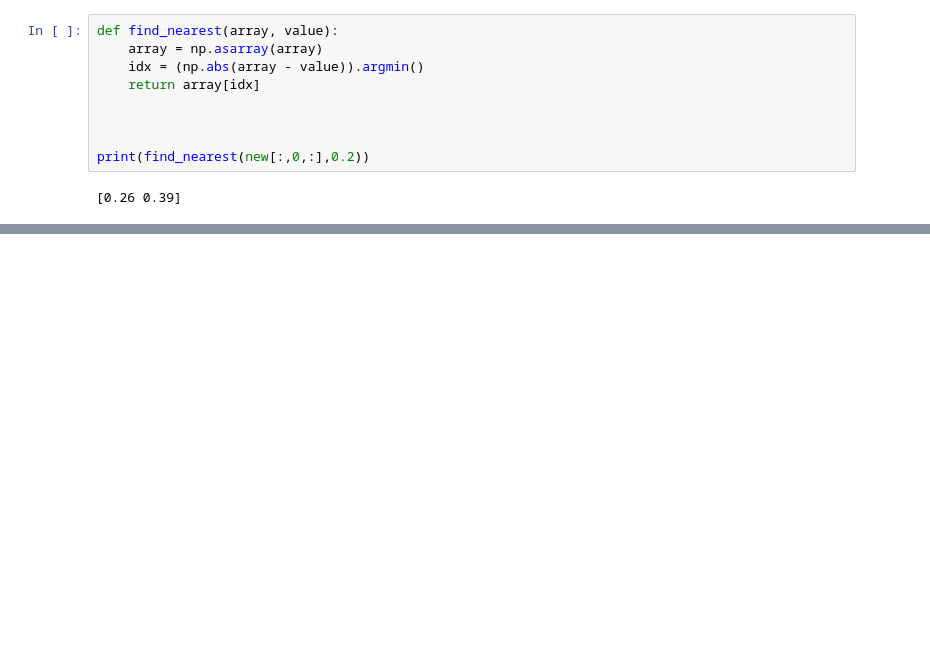
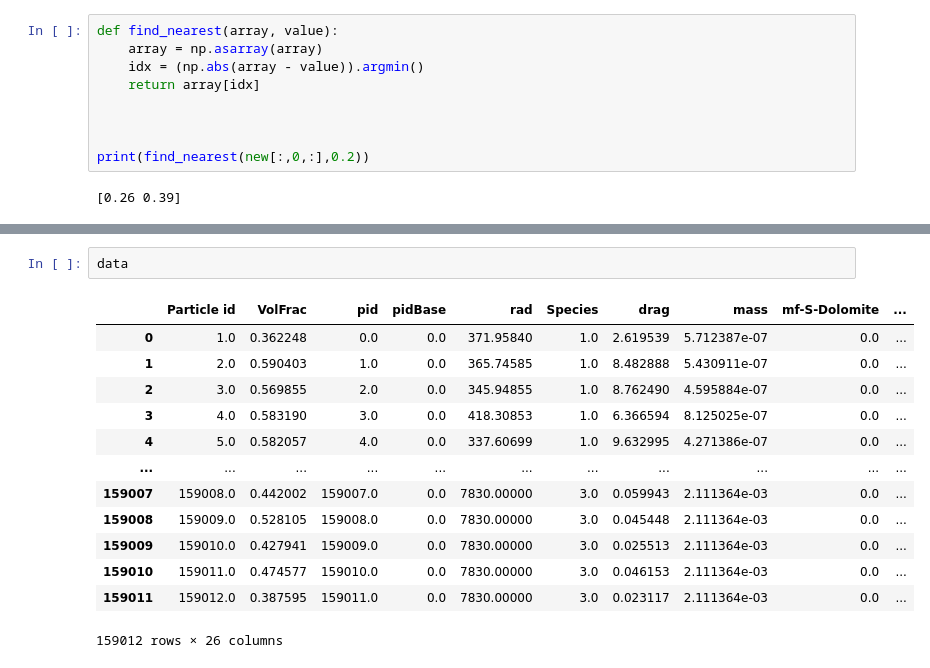
Before and after one commit to mkdevelop5002/-, a Jupyter notebook: Mixing_index_ver_1.ipynb, the cells around one changed output, grey strips where cells are left out. Saved outputs shown, nothing was run; the diff lists cells and outputs as text; blank space fills up the shorter version.

```diff
--- a/Mixing_index_ver_1.ipynb
+++ b/Mixing_index_ver_1.ipynb
@@ -1599,0 +1804,16 @@ TclError: ignored
+# %%
+data
+# %% [output]
+|  | Particle id | VolFrac | pid | pidBase | rad | Species | drag | mass | mf-S-Dolomite | ... |
+| 0 | 1.0 | 0.362248 | 0.0 | 0.0 | 371.95840 | 1.0 | 2.619539 | 5.712387e-07 | 0.0 | ... |
+| 1 | 2.0 | 0.590403 | 1.0 | 0.0 | 365.74585 | 1.0 | 8.482888 | 5.430911e-07 | 0.0 | ... |
+| 2 | 3.0 | 0.569855 | 2.0 | 0.0 | 345.94855 | 1.0 | 8.762490 | 4.595884e-07 | 0.0 | ... |
+| 3 | 4.0 | 0.583190 | 3.0 | 0.0 | 418.30853 | 1.0 | 6.366594 | 8.125025e-07 | 0.0 | ... |
+| 4 | 5.0 | 0.582057 | 4.0 | 0.0 | 337.60699 | 1.0 | 9.632995 | 4.271386e-07 | 0.0 | ... |
+| ... | ... | ... | ... | ... | ... | ... | ... | ... | ... | ... |
+| 159007 | 159008.0 | 0.442002 | 159007.0 | 0.0 | 7830.00000 | 3.0 | 0.059943 | 2.111364e-03 | 0.0 | ... |
+| 159008 | 159009.0 | 0.528105 | 159008.0 | 0.0 | 7830.00000 | 3.0 | 0.045448 | 2.111364e-03 | 0.0 | ... |
+| 159009 | 159010.0 | 0.427941 | 159009.0 | 0.0 | 7830.00000 | 3.0 | 0.025513 | 2.111364e-03 | 0.0 | ... |
+| 159010 | 159011.0 | 0.474577 | 159010.0 | 0.0 | 7830.00000 | 3.0 | 0.046153 | 2.111364e-03 | 0.0 | ... |
+| 159011 | 159012.0 | 0.387595 | 159011.0 | 0.0 | 7830.00000 | 3.0 | 0.023117 | 2.111364e-03 | 0.0 | ... |
+159012 rows × 26 columns
```
Also changed, not shown: parts of 3 cells of this notebook.
